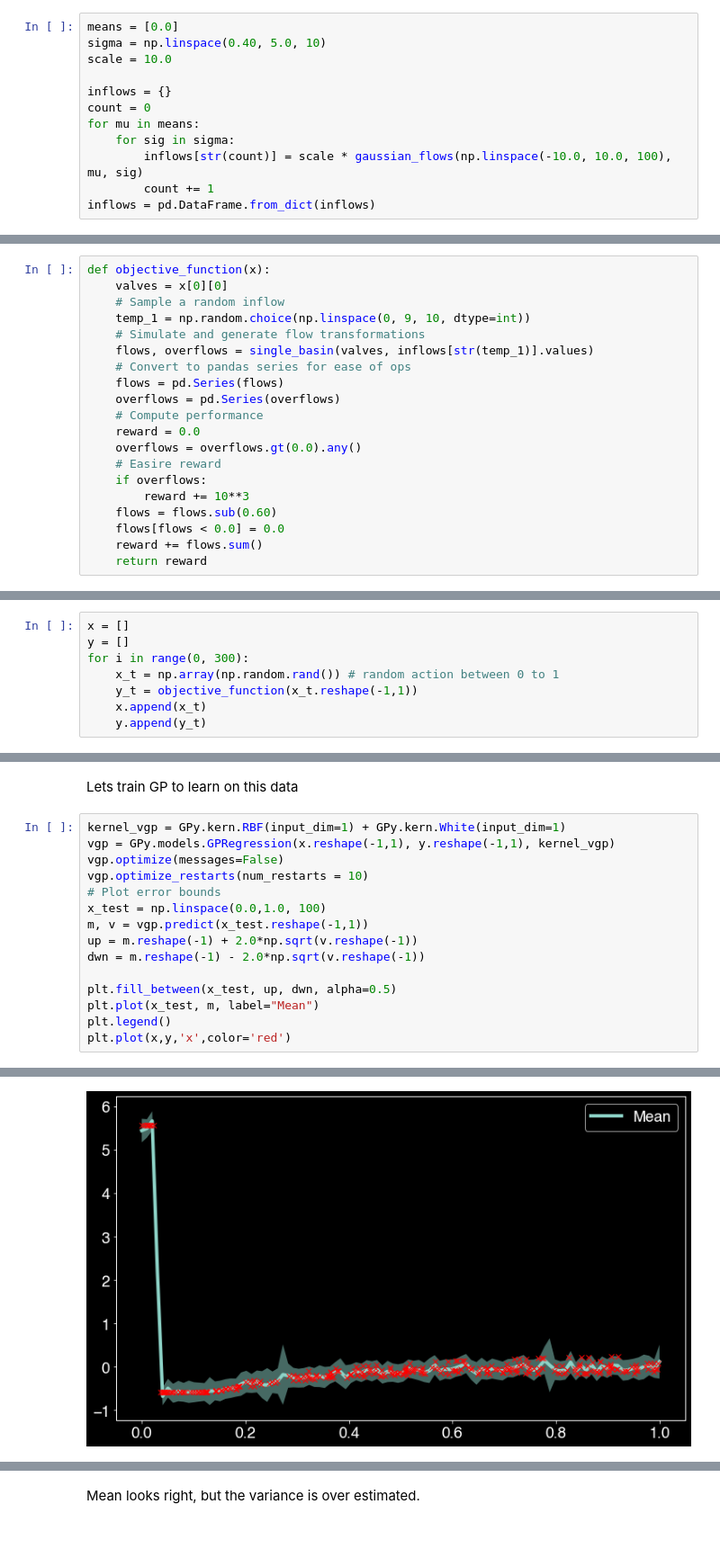
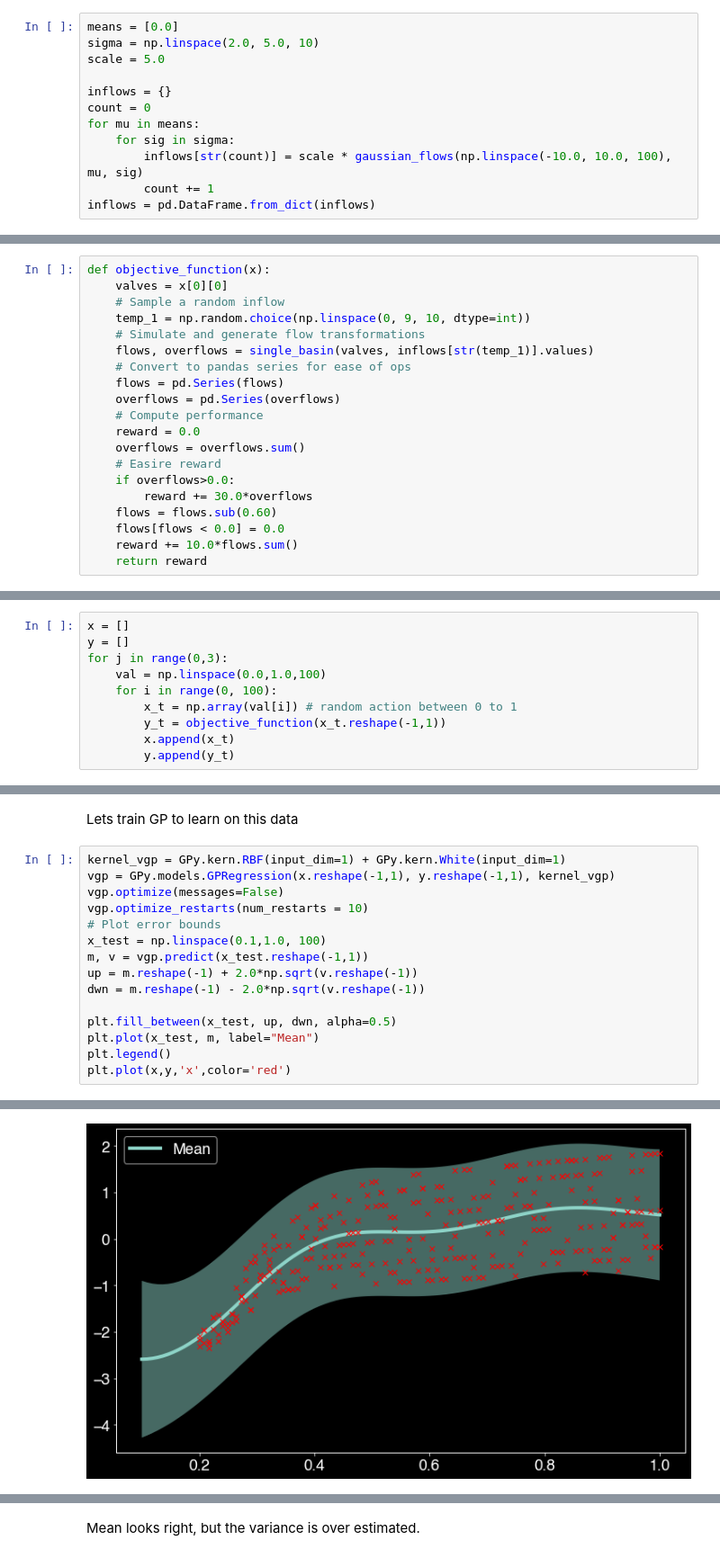
Before and after one commit to kLabUM/BaeOpt, a Jupyter notebook: scenarios/Uncertanity/EmpericalEstimation-HetroGP.ipynb, the cells around one changed output, grey strips where cells are left out. Shown at 90% size. Drawn from its saved outputs; the diff is of its cells as text.

Commit message:
updated with smooter objective function

```diff
--- a/scenarios/Uncertanity/EmpericalEstimation-HetroGP.ipynb
+++ b/scenarios/Uncertanity/EmpericalEstimation-HetroGP.ipynb
@@ -29,8 +33,8 @@ def gaussian_flows(x, mu=0.0, sigma=1.0):
 gaussian_flows = np.vectorize(gaussian_flows)
 # %%
 means = [0.0]
-sigma = np.linspace(0.40, 5.0, 10)
-scale = 10.0
+sigma = np.linspace(2.0, 5.0, 10)
+scale = 5.0
 
 inflows = {}
 count = 0
@@ -101,13 +105,13 @@ def objective_function(x):
     overflows = pd.Series(overflows)
     # Compute performance
     reward = 0.0
-    overflows = overflows.gt(0.0).any()
+    overflows = overflows.sum()
     # Easire reward
-    if overflows:
-        reward += 10**3
+    if overflows>0.0:
+        reward += 30.0*overflows
     flows = flows.sub(0.60)
     flows[flows < 0.0] = 0.0
-    reward += flows.sum()
+    reward += 10.0*flows.sum()
     return reward
 # %% [markdown]
 #### Check the objective function
@@ -136,11 +140,13 @@ Looks convex enough.
 # %%
 x = []
 y = []
-for i in range(0, 300):
-    x_t = np.array(np.random.rand()) # random action between 0 to 1
-    y_t = objective_function(x_t.reshape(-1,1))
-    x.append(x_t)
-    y.append(y_t)
+for j in range(0,3):
+    val = np.linspace(0.0,1.0,100)
+    for i in range(0, 100):
+        x_t = np.array(val[i]) # random action between 0 to 1
+        y_t = objective_function(x_t.reshape(-1,1))
+        x.append(x_t)
+        y.append(y_t)
 # %%
 plt.plot(x, y, 'o')
 # %% [output]
@@ -167,7 +173,7 @@ vgp = GPy.models.GPRegression(x.reshape(-1,1), y.reshape(-1,1), kernel_vgp)
 vgp.optimize(messages=False)
 vgp.optimize_restarts(num_restarts = 10)
 # Plot error bounds
-x_test = np.linspace(0.0,1.0, 100)
+x_test = np.linspace(0.1,1.0, 100)
 m, v = vgp.predict(x_test.reshape(-1,1))
 up = m.reshape(-1) + 2.0*np.sqrt(v.reshape(-1))
 dwn = m.reshape(-1) - 2.0*np.sqrt(v.reshape(-1))
@@ -190,5 +196,5 @@ Optimization restart 10/10, f = -56.45171702285526
 [<matplotlib.lines.Line2D at 0x...>]
-[figure, old version]
+[figure, new version]
 # %%
 plt.fill_between(x_test, up, dwn, alpha=0.5)
 plt.plot(x_test, m, label="Mean")
```
Also changed, not shown: parts of 23 cells of this notebook, 1 other file.
